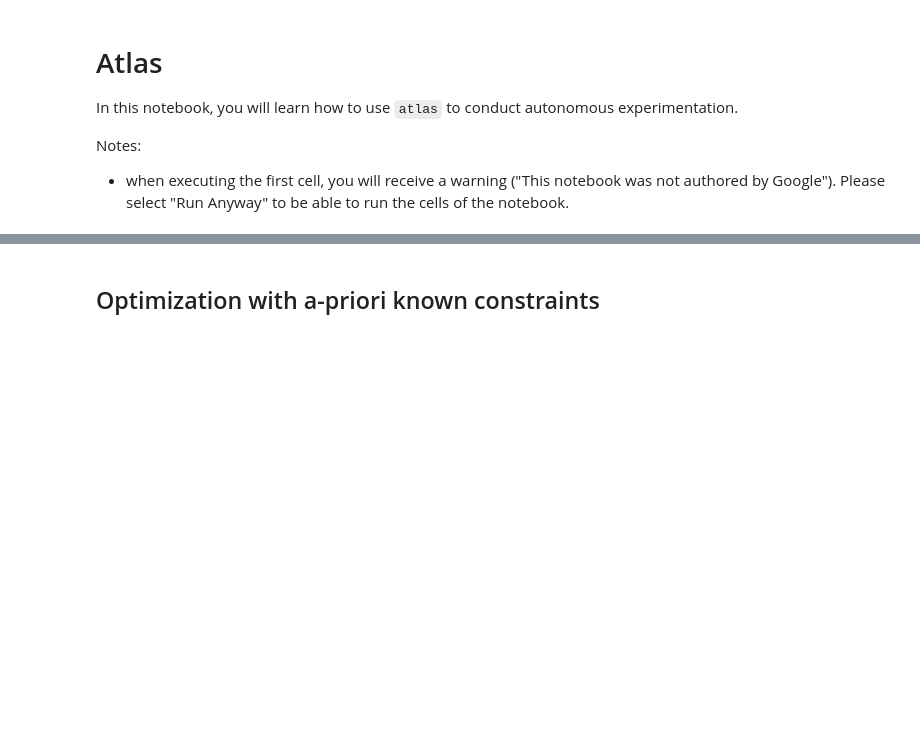
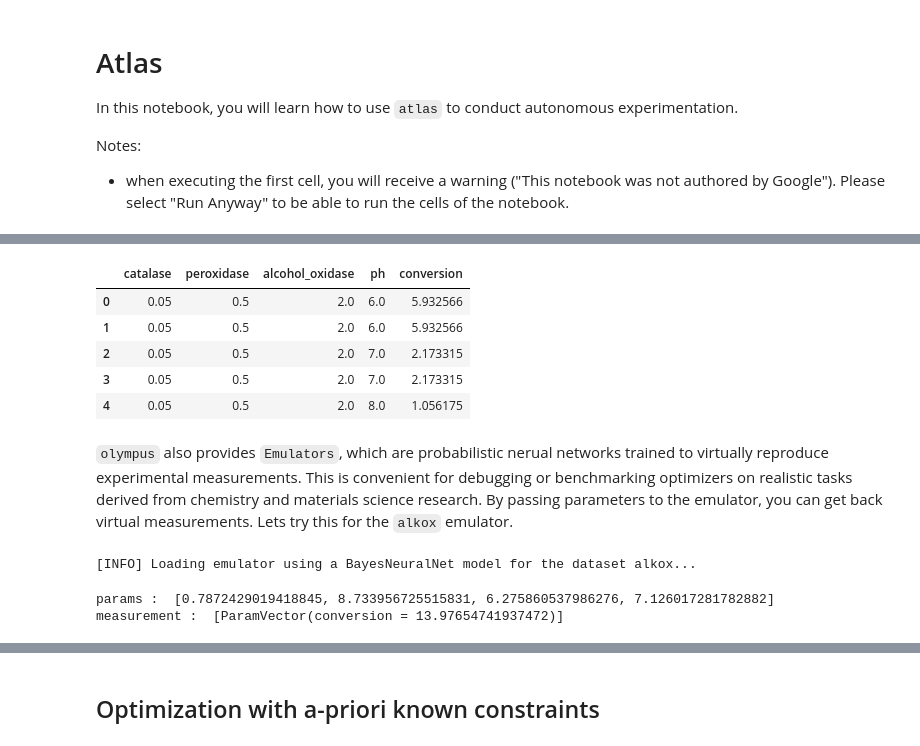
Before and after one commit to rileyhickman/atlas, a Jupyter notebook: atlas_get_started.ipynb, the cells around one changed output, grey strips where cells are left out. Drawn from its saved outputs; the diff is of its cells as text; code cells hidden in the pictures; blank space fills up the shorter version.

```diff
--- a/atlas_get_started.ipynb
+++ b/atlas_get_started.ipynb
@@ -21,0 +89,28 @@ print('...')
+# %%
+from olympus.datasets import Dataset
+
+dset = Dataset(kind='alkox')
+dset.data.head()
+# %% [output]
+|  | catalase | peroxidase | alcohol_oxidase | ph | conversion |
+| 0 | 0.05 | 0.5 | 2.0 | 6.0 | 5.932566 |
+| 1 | 0.05 | 0.5 | 2.0 | 6.0 | 5.932566 |
+| 2 | 0.05 | 0.5 | 2.0 | 7.0 | 2.173315 |
+| 3 | 0.05 | 0.5 | 2.0 | 7.0 | 2.173315 |
+| 4 | 0.05 | 0.5 | 2.0 | 8.0 | 1.056175 |
+# %% [markdown]
+`olympus` also provides `Emulators`, which are probabilistic nerual networks trained to virtually reproduce experimental measurements. This is convenient for debugging or benchmarking optimizers on realistic tasks derived from chemistry and materials science research. By passing parameters to the emulator, you can get back virtual measurements. Lets try this for the `alkox` emulator.
+# %%
+from olympus.emulators import Emulator
+
+emulator = Emulator(dataset='alkox', model='BayesNeuralNet')
+
+params = [np.random.uniform(p.low, p.high, size=None) for p in emulator.param_space]
+
+measurement, _, __ = emulator.run(params, return_paramvector=True)
+print('params : ', params)
+print('measurement : ', measurement)
+# %% [output]
+[INFO] Loading emulator using a BayesNeuralNet model for the dataset alkox...
+params :  [0.7872429019418845, 8.733956725515831, 6.275860537986276, 7.126017281782882]
+measurement :  [ParamVector(conversion = 13.97654741937472)]
```
Also changed, not shown: parts of 28 cells of this notebook.
